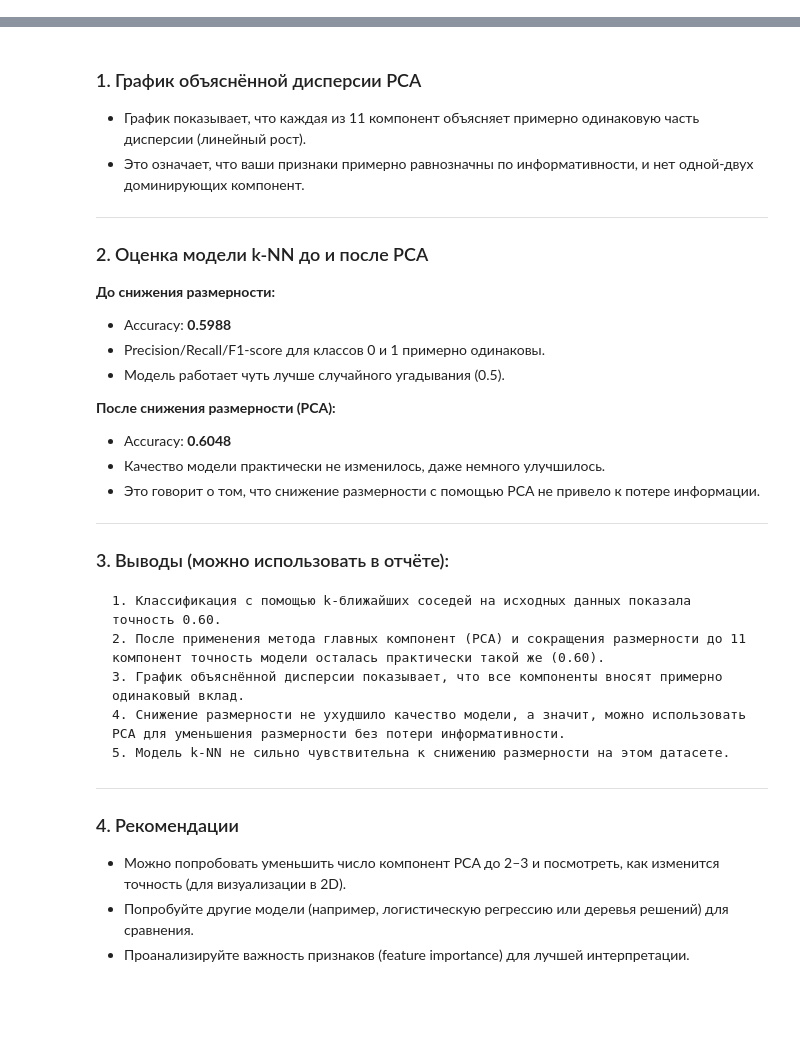
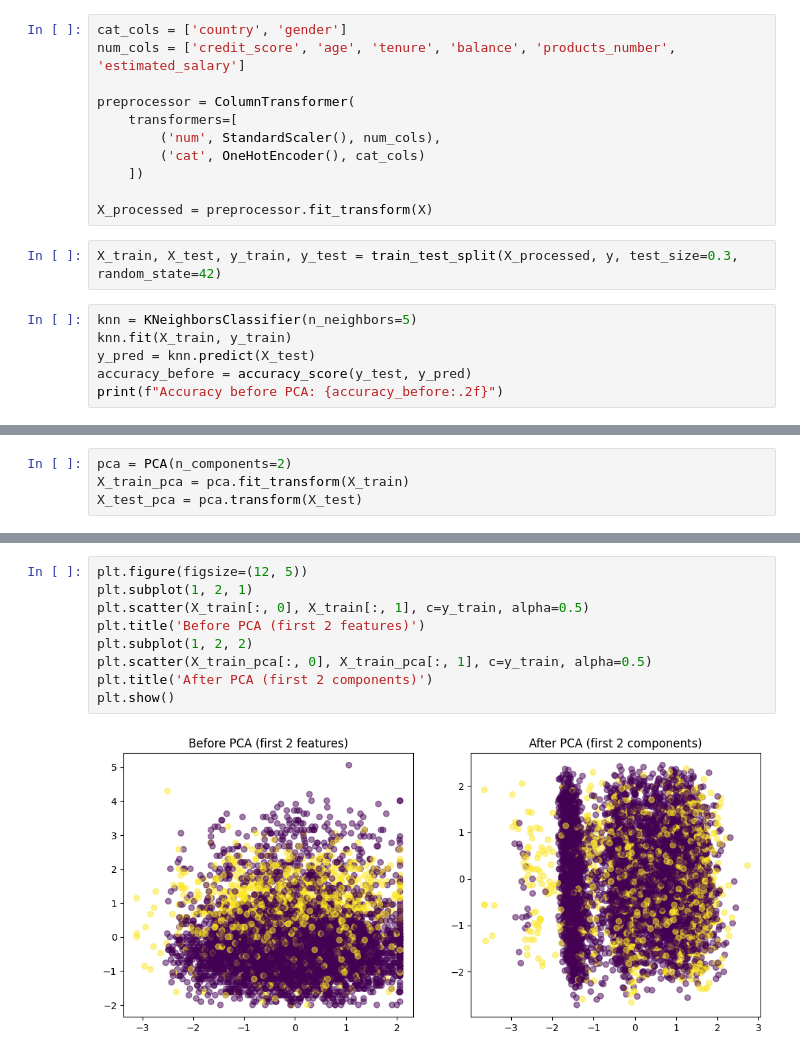
Before and after one commit to Altaieb-Mohammed/lab_2corse, a Jupyter notebook: c_lab3.ipynb, the cells around one changed output, grey strips where cells are left out. Saved outputs shown, nothing was run; the diff lists cells and outputs as text; blank space fills up the shorter version.

````diff
--- a/c_lab3.ipynb
+++ b/c_lab3.ipynb
@@ -65,0 +24,19 @@ print(f"Количество компонент после PCA: {pca.n_component
+# %%
+cat_cols = ['country', 'gender']
+num_cols = ['credit_score', 'age', 'tenure', 'balance', 'products_number', 'estimated_salary']
+
+preprocessor = ColumnTransformer(
+    transformers=[
+        ('num', StandardScaler(), num_cols),
+        ('cat', OneHotEncoder(), cat_cols)
+    ])
+
+X_processed = preprocessor.fit_transform(X)
+# %%
+X_train, X_test, y_train, y_test = train_test_split(X_processed, y, test_size=0.3, random_state=42)
+# %%
+knn = KNeighborsClassifier(n_neighbors=5)
+knn.fit(X_train, y_train)
+y_pred = knn.predict(X_test)
+accuracy_before = accuracy_score(y_test, y_pred)
+print(f"Accuracy before PCA: {accuracy_before:.2f}")
@@ -66 +45,5 @@ print(f"Количество компонент после PCA: {pca.n_component
+# %%
+pca = PCA(n_components=2)
+X_train_pca = pca.fit_transform(X_train)
+X_test_pca = pca.transform(X_test)
 # %%
@@ -116,40 +57,11 @@ print("""
-# %% [markdown]
-
-### 1. График объяснённой дисперсии PCA
-
-- График показывает, что каждая из 11 компонент объясняет примерно одинаковую часть дисперсии (линейный рост).
-- Это означает, что ваши признаки примерно равнозначны по информативности, и нет одной-двух доминирующих компонент.
-
----
-
-### 2. Оценка модели k-NN до и после PCA
-
-**До снижения размерности:**
-- Accuracy: **0.5988**
-- Precision/Recall/F1-score для классов 0 и 1 примерно одинаковы.
-- Модель работает чуть лучше случайного угадывания (0.5).
-
-**После снижения размерности (PCA):**
-- Accuracy: **0.6048**
-- Качество модели практически не изменилось, даже немного улучшилось.
-- Это говорит о том, что снижение размерности с помощью PCA не привело к потере информации.
-
----
-
-### 3. Выводы (можно использовать в отчёте):
-
-```text
-1. Классификация с помощью k-ближайших соседей на исходных данных показала точность 0.60.
-2. После применения метода главных компонент (PCA) и сокращения размерности до 11 компонент точность модели осталась практически такой же (0.60).
-3. График объяснённой дисперсии показывает, что все компоненты вносят примерно одинаковый вклад.
-4. Снижение размерности не ухудшило качество модели, а значит, можно использовать PCA для уменьшения размерности без потери информативности.
-5. Модель k-NN не сильно чувствительна к снижению размерности на этом датасете.
-```
-
----
-
-### 4. Рекомендации
-
-- Можно попробовать уменьшить число компонент PCA до 2–3 и посмотреть, как изменится точность (для визуализации в 2D).
-- Попробуйте другие модели (например, логистическую регрессию или деревья решений) для сравнения.
-- Проанализируйте важность признаков (feature importance) для лучшей интерпретации.
+# %%
+plt.figure(figsize=(12, 5))
+plt.subplot(1, 2, 1)
+plt.scatter(X_train[:, 0], X_train[:, 1], c=y_train, alpha=0.5)
+plt.title('Before PCA (first 2 features)')
+plt.subplot(1, 2, 2)
+plt.scatter(X_train_pca[:, 0], X_train_pca[:, 1], c=y_train, alpha=0.5)
+plt.title('After PCA (first 2 components)')
+plt.show()
+# %% [output]
+[figure, added]
````
Also changed, not shown: parts of 8 cells of this notebook.
